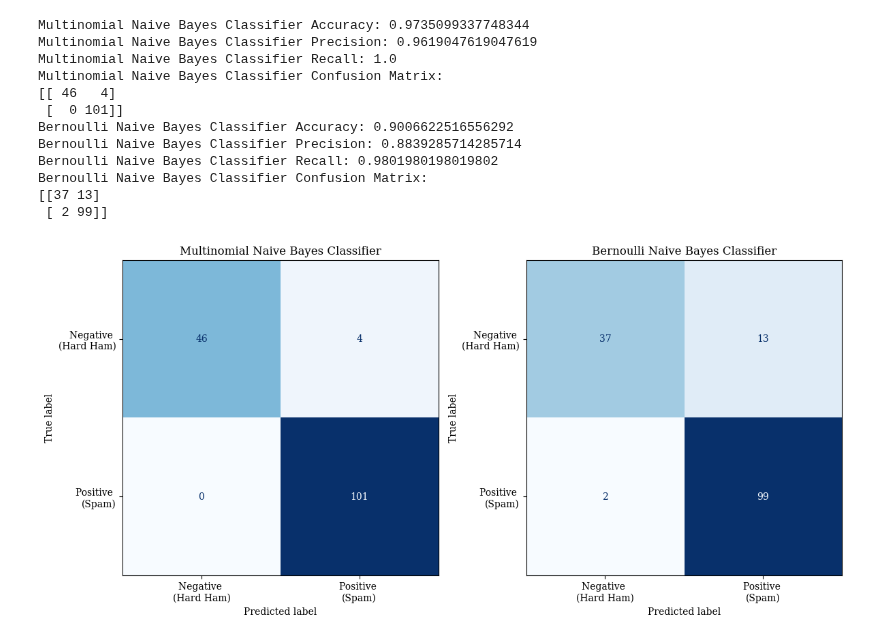
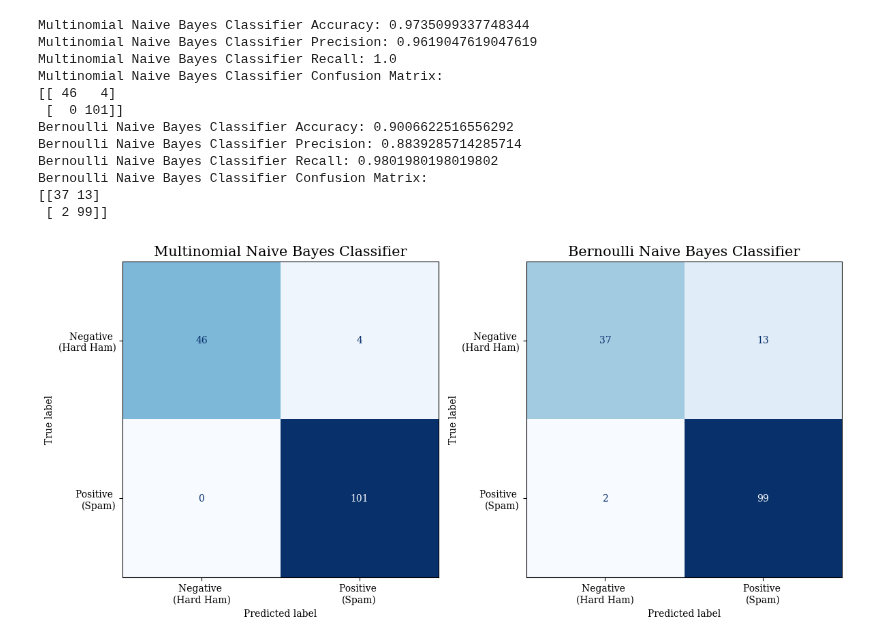
Before and after one commit to idalinnakallio/DAT565, a Jupyter notebook: Assignment 3/assignment3.ipynb, the cells around one changed output. Saved outputs shown, nothing was run; the diff lists cells and outputs as text; code cells hidden in the pictures.

```diff
--- a/Assignment 3/assignment3.ipynb
+++ b/Assignment 3/assignment3.ipynb
@@ -275,20 +275,20 @@ with open('classifier_performance_hh.tex', 'w') as f:
 # %%
 # Create a figure and axes for subplots
 fig, axes = plt.subplots(1, 2, figsize=(12, 6))
 
 # Plot confusion matrix for Multinomial Naive Bayes Classifier
 multinomial_cf_hh = ConfusionMatrixDisplay(multinomial_conf_matrix_hh, display_labels=('Negative \n(Hard Ham)','Positive \n(Spam)')).plot(ax=axes[0], cmap="Blues", colorbar=False)
-axes[0].set_title("Multinomial Naive Bayes Classifier")
+axes[0].set_title("Multinomial Naive Bayes Classifier",fontsize=15)
 
 # Plot confusion matrix for Bernoulli Naive Bayes Classifier
 bernoulli_cf_hh = ConfusionMatrixDisplay(bernoulli_conf_matrix_hh, display_labels=('Negative \n(Hard Ham)','Positive \n(Spam)')).plot(ax=axes[1], cmap="Blues", colorbar=False)
-axes[1].set_title("Bernoulli Naive Bayes Classifier")
+axes[1].set_title("Bernoulli Naive Bayes Classifier",fontsize=15)
 
 # Adjust layout
 plt.tight_layout()
 
 # Save the plot as PDF
 plt.savefig("confusion_matrices_hh.pdf")
 plt.show()
 # %% [output]
-[figure, old version]
+[figure, new version]
```
Also changed, not shown: parts of 1 cell of this notebook.
